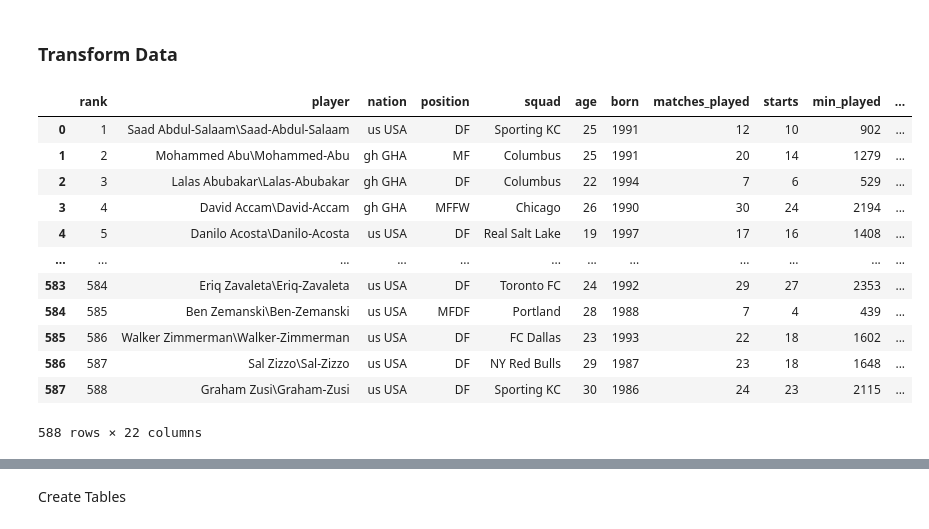
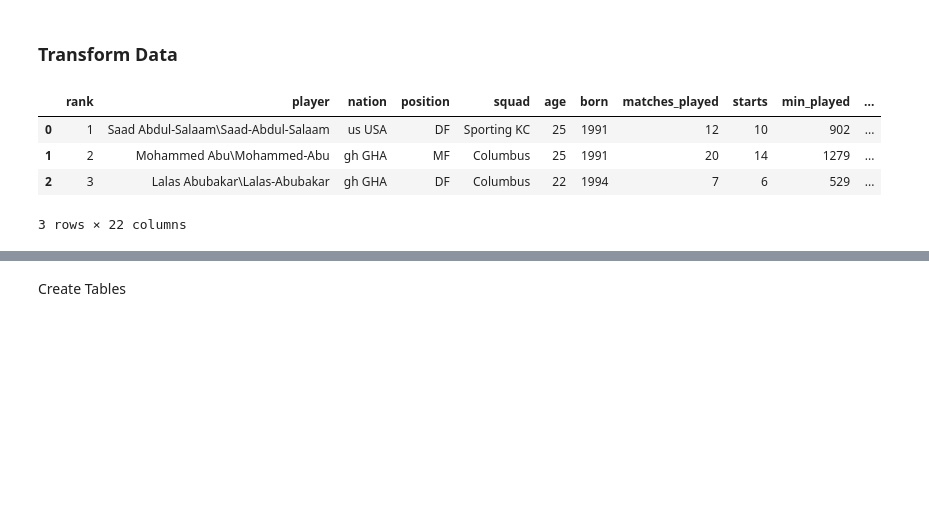
Before and after one commit to clmatherson/ETL_Project, a Jupyter notebook: MLS_ETL.ipynb, the cells around one changed output, grey strips where cells are left out. Saved outputs shown, nothing was run; the diff lists cells and outputs as text; code cells hidden in the pictures; blank space fills up the shorter version.

```diff
--- a/MLS_ETL.ipynb
+++ b/MLS_ETL.ipynb
@@ -22,24 +22,16 @@ mls_salaries = pd.read_csv(mls_salaries_path, encoding="ISO-8859-1")
 # %%
 # Rename column Names
 mmls_data_df.columns = ['rank', 'player', 'nation', 'position', 'squad', 'age', 'born', 'matches_played', 'starts',
                            'min_played', 'goals', 'assist', 'penalty_kicks', 'pk_attempts', 'yell_card', 'red_card',
                            'goals_90', 'assist_90', 'goals_assist_90', 'goals_pk_90', 'goals_assist_pk_90', 'Matches']
 
-mmls_data_df
+mmls_data_df.head(3)
 # %% [output]
 |  | rank | player | nation | position | squad | age | born | matches_played | starts | min_played | ... |
 | 0 | 1 | Saad Abdul-Salaam\Saad-Abdul-Salaam | us USA | DF | Sporting KC | 25 | 1991 | 12 | 10 | 902 | ... |
 | 1 | 2 | Mohammed Abu\Mohammed-Abu | gh GHA | MF | Columbus | 25 | 1991 | 20 | 14 | 1279 | ... |
 | 2 | 3 | Lalas Abubakar\Lalas-Abubakar | gh GHA | DF | Columbus | 22 | 1994 | 7 | 6 | 529 | ... |
-| 3 | 4 | David Accam\David-Accam | gh GHA | MFFW | Chicago | 26 | 1990 | 30 | 24 | 2194 | ... |
-| 4 | 5 | Danilo Acosta\Danilo-Acosta | us USA | DF | Real Salt Lake | 19 | 1997 | 17 | 16 | 1408 | ... |
-| ... | ... | ... | ... | ... | ... | ... | ... | ... | ... | ... | ... |
-| 583 | 584 | Eriq Zavaleta\Eriq-Zavaleta | us USA | DF | Toronto FC | 24 | 1992 | 29 | 27 | 2353 | ... |
-| 584 | 585 | Ben Zemanski\Ben-Zemanski | us USA | MFDF | Portland | 28 | 1988 | 7 | 4 | 439 | ... |
-| 585 | 586 | Walker Zimmerman\Walker-Zimmerman | us USA | DF | FC Dallas | 23 | 1993 | 22 | 18 | 1602 | ... |
-| 586 | 587 | Sal Zizzo\Sal-Zizzo | us USA | DF | NY Red Bulls | 29 | 1987 | 23 | 18 | 1648 | ... |
-| 587 | 588 | Graham Zusi\Graham-Zusi | us USA | DF | Sporting KC | 30 | 1986 | 24 | 23 | 2115 | ... |
-588 rows × 22 columns
+3 rows × 22 columns
 # %%
 # Remove special characters from Player, separate Player Names and drop extra columns
 mmls_data_df[['Name1','Name2']] = pd.DataFrame(mmls_data_df.player.str.split(r'\\',1).tolist())
```
Also changed, not shown: parts of 10 cells of this notebook.
